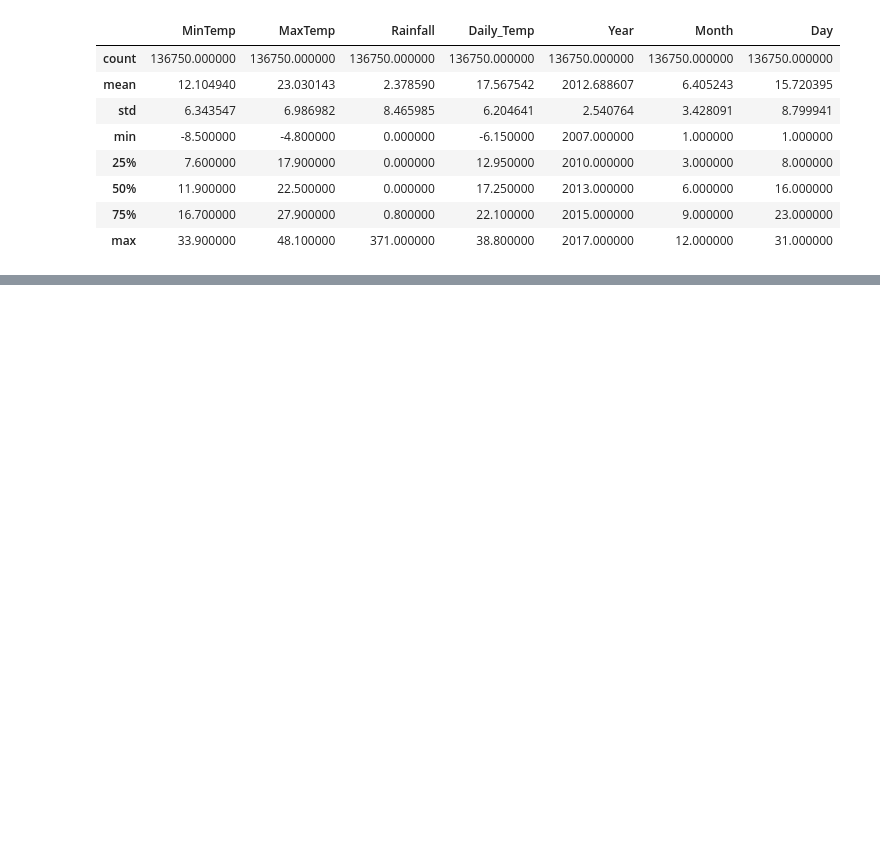
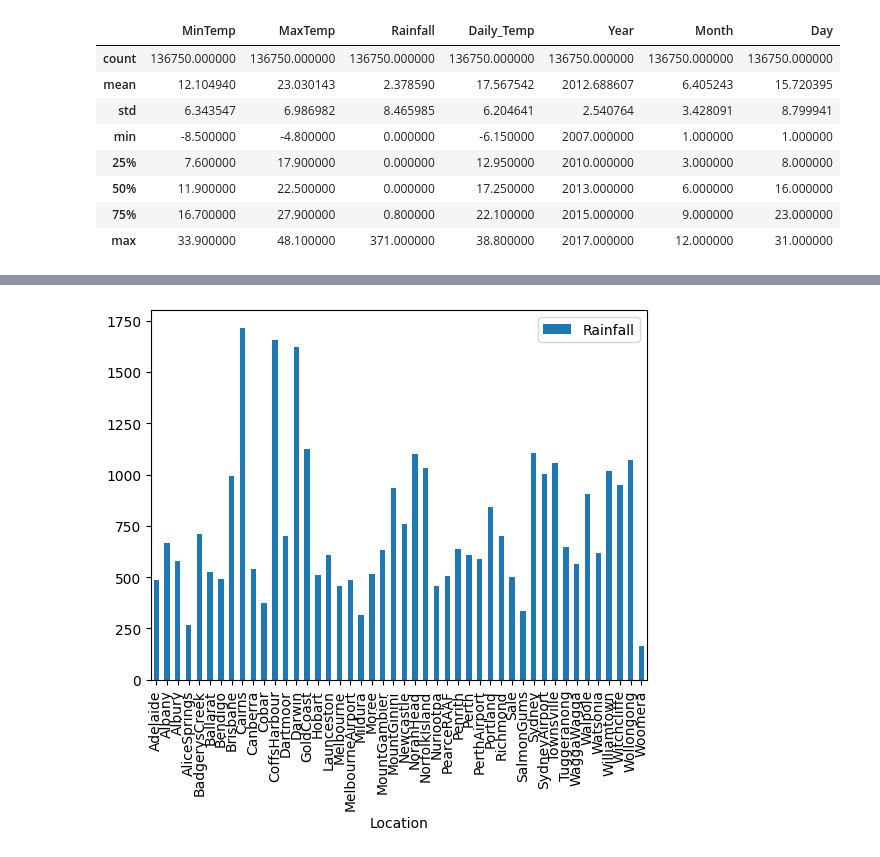
Before and after one commit to menghe2727/data_science, a Jupyter notebook: fda/fda_preprocessing.ipynb, the cells around one changed output, grey strips where cells are left out. Cells and saved outputs as stored; diff of their text form; code cells hidden in the pictures; blank space fills up the shorter version.

```diff
--- a/fda/fda_preprocessing.ipynb
+++ b/fda/fda_preprocessing.ipynb
@@ -158,0 +208,5 @@ weather_average_temp.to_csv('average_temp.csv', index=None)
+# %%
+weather_average_rainfall.plot.bar(x = 'Location', y = 'Rainfall')
+plt.savefig('rainfall.png')
+# %% [output]
+[figure, added]
```
Also changed, not shown: parts of 7 cells of this notebook, 3 other files.
